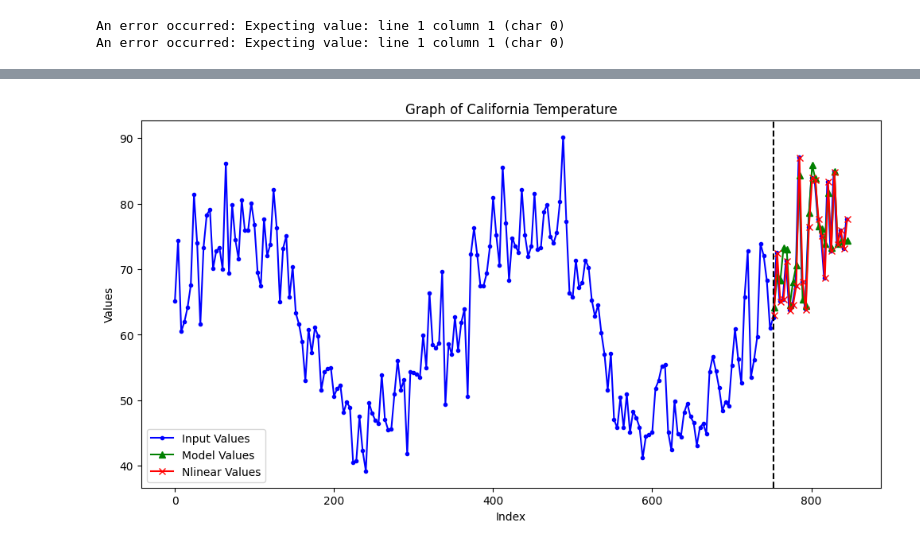
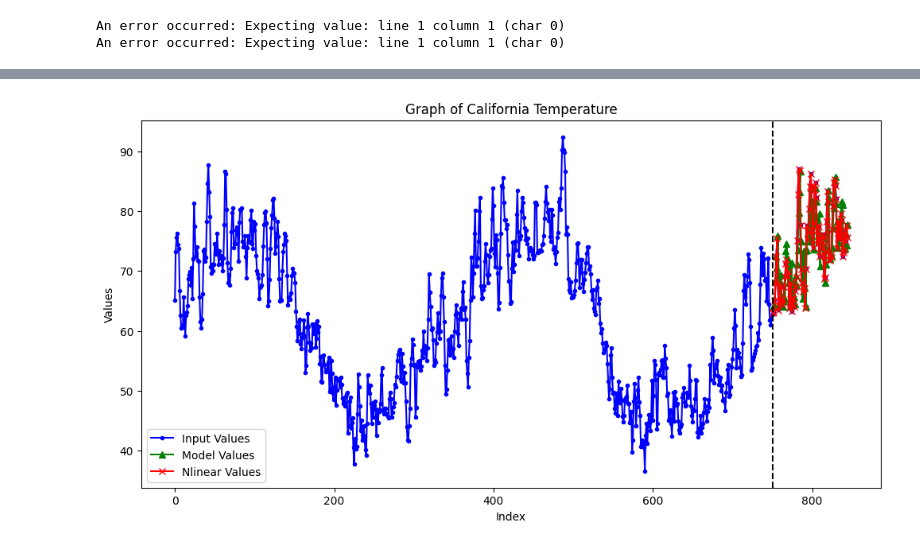
Before and after one commit to howard881010/multimodal, a Jupyter notebook: src/plot.ipynb, the cells around one changed output, grey strips where cells are left out. Saved outputs shown, nothing was run; the diff lists cells and outputs as text; code cells hidden in the pictures.

```diff
--- a/src/plot.ipynb
+++ b/src/plot.ipynb
@@ -59,32 +59,32 @@ x_model = range(len(input_values) - len(model_values), len(input_values))
 x_nlinear = range(len(input_values) - len(nlinear_values), len(input_values))
 
 # Function to reduce points for plotting
-def reduce_points(x, y, step=4):
+def reduce_points(x, y, step=1):
     return x[::step], y[::step]
 
 # Reduce points
 x_input_reduced, input_values_reduced = reduce_points(x_input, input_values)
 x_model_reduced, model_values_reduced = reduce_points(x_model, model_values)
 x_nlinear_reduced, nlinear_values_reduced = reduce_points(x_nlinear, nlinear_values)
 
 # Plot each segment
 plt.figure(figsize=(12, 6))
 plt.plot(x_input_reduced, input_values_reduced, 'b.-', label='Input Values')
 plt.plot(x_model_reduced, model_values_reduced, 'g^-', label='Model Values')
 plt.plot(x_nlinear_reduced, nlinear_values_reduced, 'rx-', label='Nlinear Values')
 
 # Add vertical line to indicate where input values end
 plt.axvline(x=len(input_values)-1 - len(model_values), color='k', linestyle='--')
 
 # Add legend
 plt.legend()
 
 # Add titles and labels
 plt.title('Graph of California Temperature')
 plt.xlabel('Index')
 plt.ylabel('Values')
 plt.savefig('plot.png')
 # Show plot
 plt.show()
 # %% [output]
-[figure, old version]
+[figure, new version]
```
Also changed, not shown: parts of 2 cells of this notebook, 10 other files.
